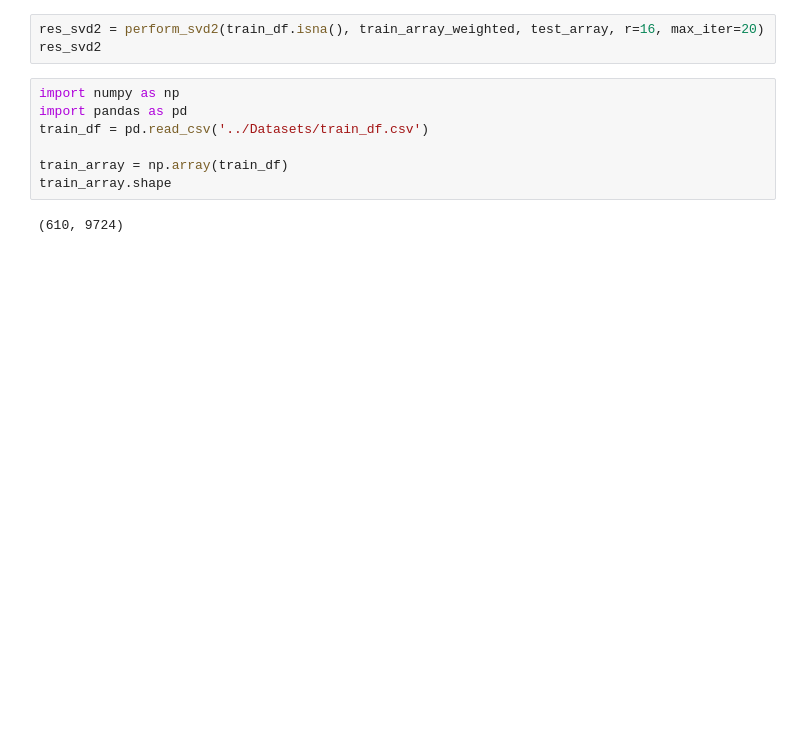
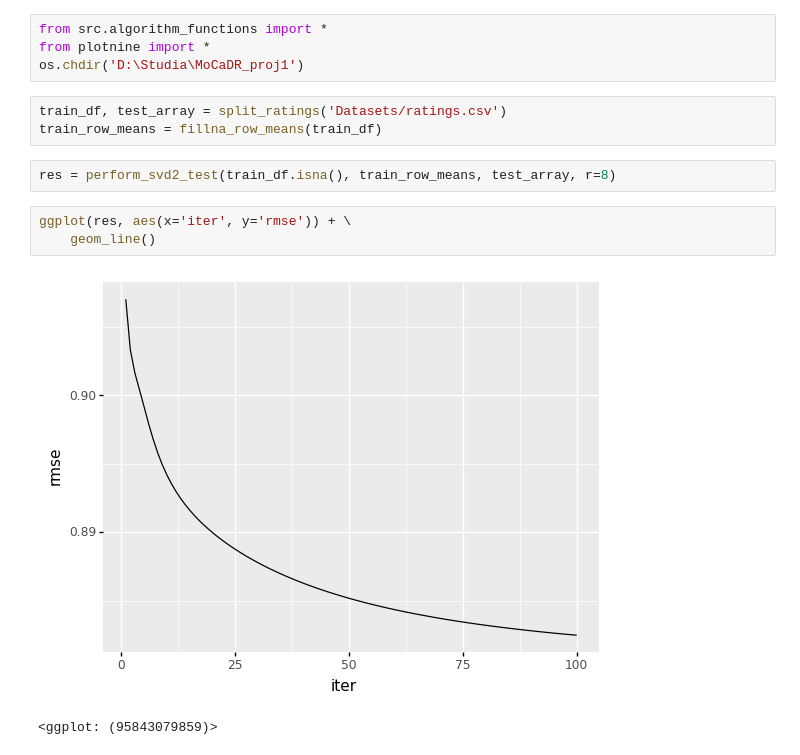
Before and after one commit to dmika1234/MoCaDR_proj1, a Jupyter notebook: src/syf1.ipynb, the cells around one changed output. Cells and saved outputs as stored; diff of their text form; blank space fills up the shorter version.

```diff
--- a/src/syf1.ipynb
+++ b/src/syf1.ipynb
@@ -33,12 +1,15 @@ np.dot(W, H)
-# %%
-res_svd2 = perform_svd2(train_df.isna(), train_array_weighted, test_array, r=16, max_iter=20)
-res_svd2
-# %%
-import numpy as np
-import pandas as pd
-train_df = pd.read_csv('../Datasets/train_df.csv')
-
-train_array = np.array(train_df)
-train_array.shape
-# %% [output]
-(610, 9724)
+# %%
+from src.algorithm_functions import *
+from plotnine import *
+os.chdir('D:\Studia\MoCaDR_proj1')
+# %%
+train_df, test_array = split_ratings('Datasets/ratings.csv')
+train_row_means = fillna_row_means(train_df)
+# %%
+res = perform_svd2_test(train_df.isna(), train_row_means, test_array, r=8)
+# %%
+ggplot(res, aes(x='iter', y='rmse')) + \
+    geom_line()
+# %% [output]
+[figure, added]
+<ggplot: (95843079859)>
```
Also changed, not shown: parts of 4 cells of this notebook, 8 other files.
